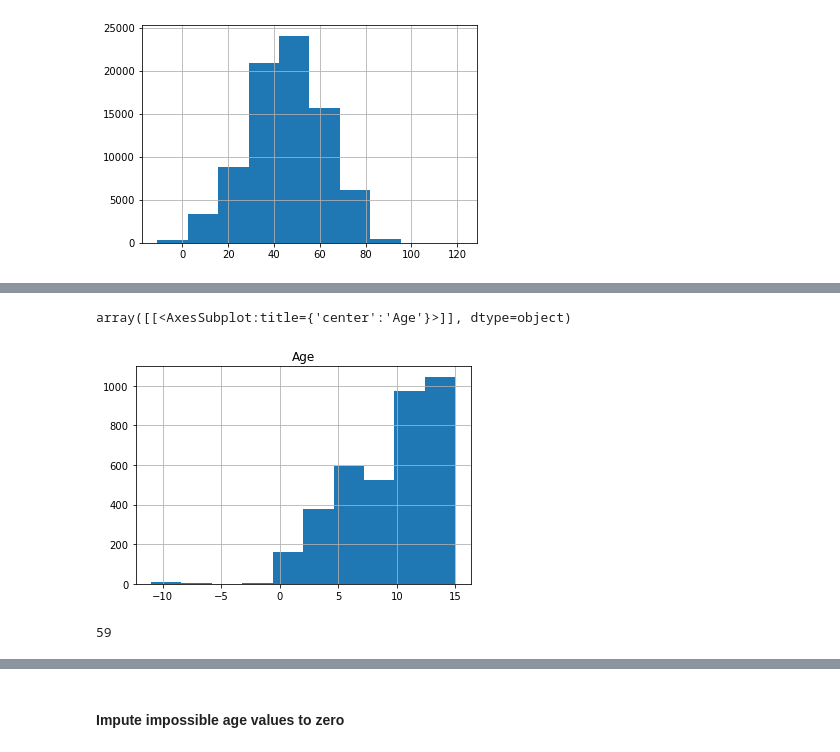
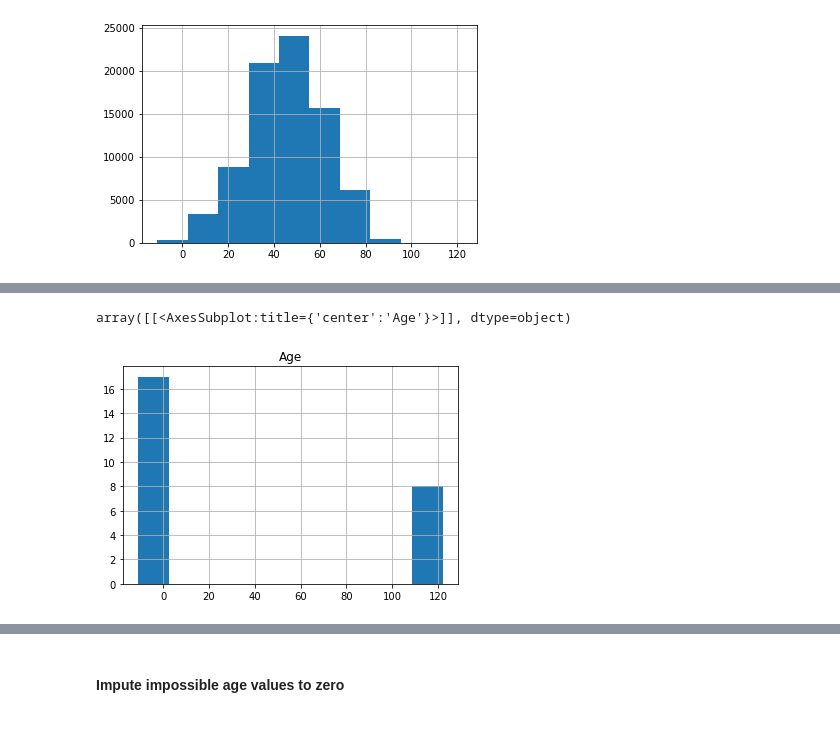
Before and after one commit to LNRobertson/Customer_Segmentation, a Jupyter notebook: notebooks/Wrangling.ipynb, the cells around one changed output, grey strips where cells are left out. Drawn from its saved outputs; the diff is of its cells as text; code cells hidden in the pictures.

```diff
--- a/notebooks/Wrangling.ipynb
+++ b/notebooks/Wrangling.ipynb
@@ -220,0 +273,5 @@ weird_age['ID'].count()
+# %%
+wrong_ages = Data.loc[(Data['Age'] > 100) | (Data['Age'] < 0) ,['ID','Age', 'DaysSinceCreation', 'LodgingRevenue', 'OtherRevenue']]
+print(wrong_ages)
+
+wrong_ages.dtypes
@@ -221,5 +302,5 @@ weird_age['ID'].count()
 # %%
-weird_age.hist('Age')
+wrong_ages.hist('Age')
 # %% [output]
 array([[<AxesSubplot:title={'center':'Age'}>]], dtype=object)
-[figure, old version]
+[figure, new version]
@@ -228,4 +306,0 @@ wrong_age = Data.loc[Data['Age'] < 1]
-# %%
-wrong_age['ID'].count()
-# %% [output]
-59
```
Also changed, not shown: parts of 73 cells of this notebook.
